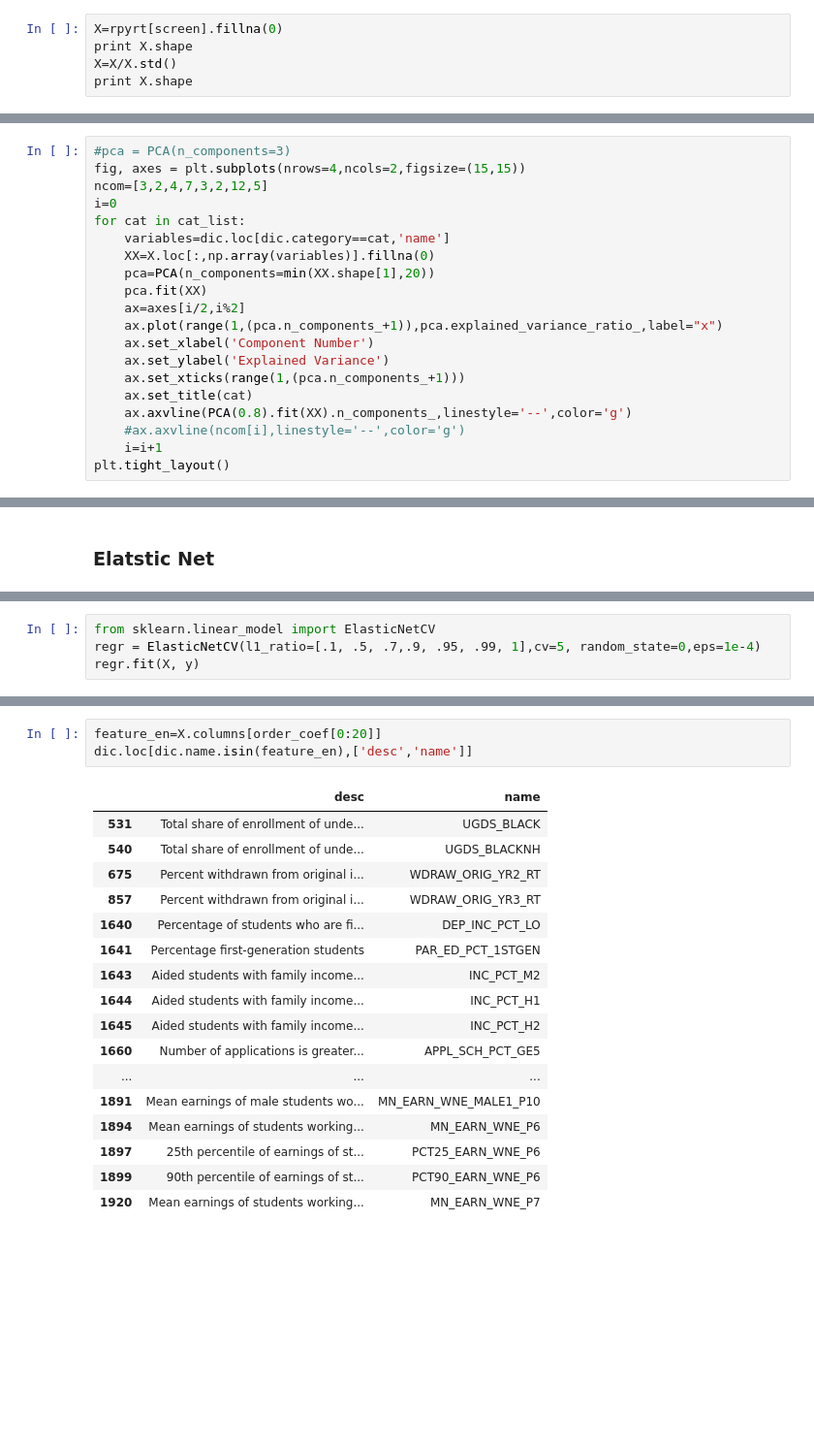
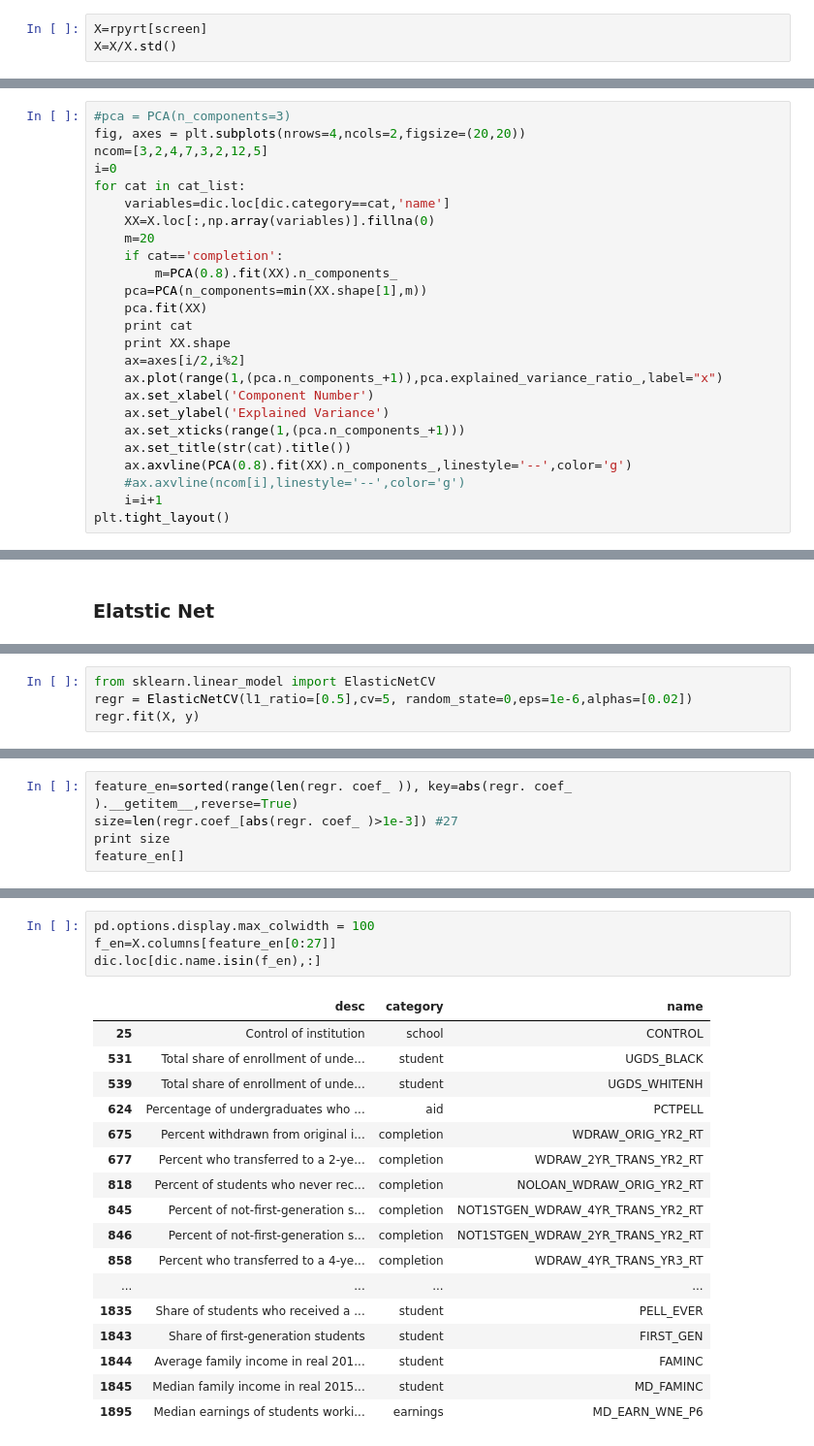
Before and after one commit to UNCG-CSE/Uni-X, a Jupyter notebook: codes/PCA_Regression.ipynb, the cells around one changed output, grey strips where cells are left out. Shown: that part at 97% size. Saved outputs shown, nothing was run; the diff lists cells and outputs as text; blank space fills up the shorter version.

```diff
--- a/codes/PCA_Regression.ipynb
+++ b/codes/PCA_Regression.ipynb
@@ -55,7 +35,5 @@ screen=prescreening_by_class(rpyrt,y=1,nobs=500)
 # %%
 dic=dic.loc[dic['name'].isin(screen),:]
 # %%
-X=rpyrt[screen].fillna(0)
-print X.shape
+X=rpyrt[screen]
 X=X/X.std()
-print X.shape
@@ -66,20 +59,25 @@ print X.shape
 ### PCA
 # %%
 #pca = PCA(n_components=3)
-fig, axes = plt.subplots(nrows=4,ncols=2,figsize=(15,15))
+fig, axes = plt.subplots(nrows=4,ncols=2,figsize=(20,20))
 ncom=[3,2,4,7,3,2,12,5]
 i=0
 for cat in cat_list:
     variables=dic.loc[dic.category==cat,'name']
     XX=X.loc[:,np.array(variables)].fillna(0)
-    pca=PCA(n_components=min(XX.shape[1],20))
+    m=20
+    if cat=='completion':
+        m=PCA(0.8).fit(XX).n_components_
+    pca=PCA(n_components=min(XX.shape[1],m))
     pca.fit(XX)
+    print cat
+    print XX.shape
     ax=axes[i/2,i%2]
     ax.plot(range(1,(pca.n_components_+1)),pca.explained_variance_ratio_,label="x")
     ax.set_xlabel('Component Number')
     ax.set_ylabel('Explained Variance')
     ax.set_xticks(range(1,(pca.n_components_+1)))
-    ax.set_title(cat)
+    ax.set_title(str(cat).title())
     ax.axvline(PCA(0.8).fit(XX).n_components_,linestyle='--',color='g')
     #ax.axvline(ncom[i],linestyle='--',color='g')
     i=i+1
@@ -250,5 +256,5 @@ plt.axis('tight')
 # %%
 from sklearn.linear_model import ElasticNetCV
-regr = ElasticNetCV(l1_ratio=[.1, .5, .7,.9, .95, .99, 1],cv=5, random_state=0,eps=1e-4)
+regr = ElasticNetCV(l1_ratio=[0.5],cv=5, random_state=0,eps=1e-6,alphas=[0.02])
 regr.fit(X, y)
 # %% [output]
@@ -259,0 +265,5 @@ ElasticNetCV(alphas=None, copy_X=True, cv=5, eps=0.0001, fit_intercept=True,
+# %%
+feature_en=sorted(range(len(regr. coef_ )), key=abs(regr. coef_ ).__getitem__,reverse=True)
+size=len(regr.coef_[abs(regr. coef_ )>1e-3]) #27
+print size
+feature_en[]
@@ -287,22 +295,23 @@ list(set(old).intersection(new))
 # %%
-feature_en=X.columns[order_coef[0:20]]
-dic.loc[dic.name.isin(feature_en),['desc','name']]
+pd.options.display.max_colwidth = 100
+f_en=X.columns[feature_en[0:27]]
+dic.loc[dic.name.isin(f_en),:]
 # %% [output]
-|  | desc | name |
-| 531 | Total share of enrollment of unde... | UGDS_BLACK |
-| 540 | Total share of enrollment of unde... | UGDS_BLACKNH |
-| 675 | Percent withdrawn from original i... | WDRAW_ORIG_YR2_RT |
-| 857 | Percent withdrawn from original i... | WDRAW_ORIG_YR3_RT |
-| 1640 | Percentage of students who are fi... | DEP_INC_PCT_LO |
-| 1641 | Percentage first-generation students | PAR_ED_PCT_1STGEN |
-| 1643 | Aided students with family income... | INC_PCT_M2 |
-| 1644 | Aided students with family income... | INC_PCT_H1 |
-| 1645 | Aided students with family income... | INC_PCT_H2 |
-| 1660 | Number of applications is greater... | APPL_SCH_PCT_GE5 |
-| ... | ... | ... |
-| 1891 | Mean earnings of male students wo... | MN_EARN_WNE_MALE1_P10 |
-| 1894 | Mean earnings of students working... | MN_EARN_WNE_P6 |
-| 1897 | 25th percentile of earnings of st... | PCT25_EARN_WNE_P6 |
-| 1899 | 90th percentile of earnings of st... | PCT90_EARN_WNE_P6 |
-| 1920 | Mean earnings of students working... | MN_EARN_WNE_P7 |
+|  | desc | category | name |
+| 25 | Control of institution | school | CONTROL |
+| 531 | Total share of enrollment of unde... | student | UGDS_BLACK |
+| 539 | Total share of enrollment of unde... | student | UGDS_WHITENH |
+| 624 | Percentage of undergraduates who ... | aid | PCTPELL |
+| 675 | Percent withdrawn from original i... | completion | WDRAW_ORIG_YR2_RT |
+| 677 | Percent who transferred to a 2-ye... | completion | WDRAW_2YR_TRANS_YR2_RT |
+| 818 | Percent of students who never rec... | completion | NOLOAN_WDRAW_ORIG_YR2_RT |
+| 845 | Percent of not-first-generation s... | completion | NOT1STGEN_WDRAW_4YR_TRANS_YR2_RT |
+| 846 | Percent of not-first-generation s... | completion | NOT1STGEN_WDRAW_2YR_TRANS_YR2_RT |
+| 858 | Percent who transferred to a 4-ye... | completion | WDRAW_4YR_TRANS_YR3_RT |
+| ... | ... | ... | ... |
+| 1835 | Share of students who received a ... | student | PELL_EVER |
+| 1843 | Share of first-generation students | student | FIRST_GEN |
+| 1844 | Average family income in real 201... | student | FAMINC |
+| 1845 | Median family income in real 2015... | student | MD_FAMINC |
+| 1895 | Median earnings of students worki... | earnings | MD_EARN_WNE_P6 |
 # %%
```
Also changed, not shown: parts of 34 cells of this notebook, 2 other files.
